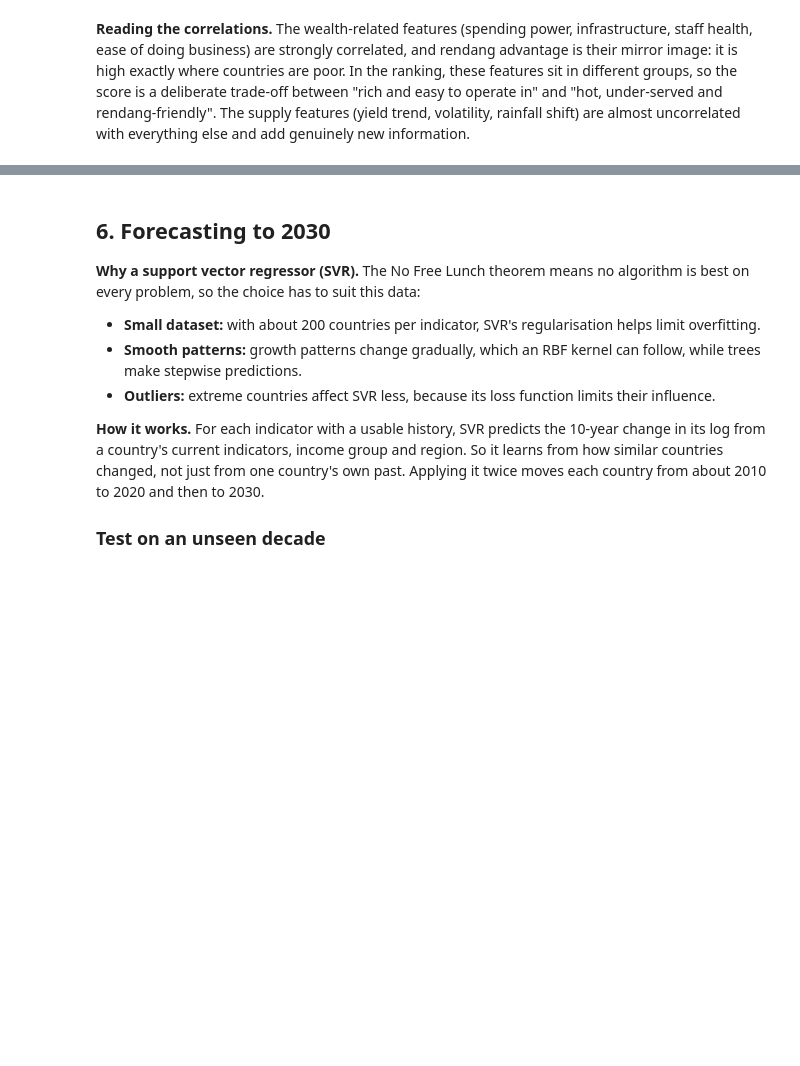
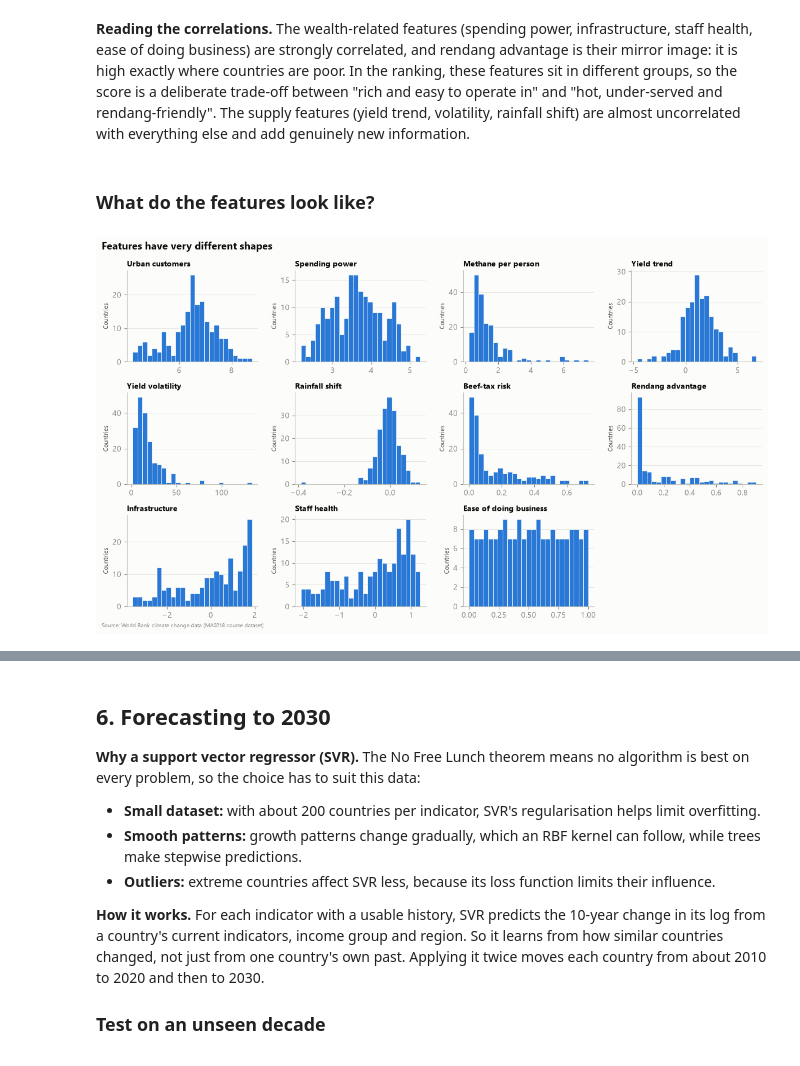
Before and after one commit to edward3423/nasipadang, a Jupyter notebook: nasipadang.ipynb, the cells around one changed output, grey strips where cells are left out. Drawn from its saved outputs; the diff is of its cells as text; code cells hidden in the pictures; blank space fills up the shorter version.

```diff
--- a/nasipadang.ipynb
+++ b/nasipadang.ipynb
@@ -383,6 +400,7 @@ separate random masks; the five masks below are fresh, so the comparison is not
 Zv = Z.values
 observed_idx = np.argwhere(~np.isnan(Zv))
 errors = {name: [] for name in IMPUTERS}
+r_squared = {name: [] for name in IMPUTERS}
 for seed in range(100, 105):
     rng = np.random.default_rng(seed)
     hide = observed_idx[rng.choice(len(observed_idx), int(0.15 * len(observed_idx)), replace=False)]
@@ -392,7 +410,9 @@ for seed in range(100, 105):
     for name, impute in IMPUTERS.items():
         guess = impute(Zm)[hide[:, 0], hide[:, 1]]
         errors[name].append(np.sqrt(np.mean((guess - truth) ** 2)))
+        r_squared[name].append(1 - np.mean((guess - truth) ** 2) / np.var(truth))
 
 bench = pd.DataFrame(errors).agg(["mean", "std"]).T
+bench["R2"] = pd.DataFrame(r_squared).mean()
 print(bench.round(3))
 # %% [output]
@@ -598,3 +629,19 @@ doing business) are strongly correlated, and rendang advantage is their mirror i
 countries are poor. In the ranking, these features sit in different groups, so the score is a deliberate trade-off
 between "rich and easy to operate in" and "hot, under-served and rendang-friendly". The supply features
 (yield trend, volatility, rainfall shift) are almost uncorrelated with everything else and add genuinely new information.
+# %% [markdown]
+### What do the features look like?
+# %%
+fig, axes = plt.subplots(3, 4, figsize=(12, 7))
+axes = axes.ravel()
+for ax, column in zip(axes, FEATURE_COLS):
+    ax.hist(d[column], bins=25, color=CAT[0], edgecolor=SURFACE, linewidth=0.5)
+    ax.set_title(LABELS[column], fontsize=10, pad=5)
+    ax.grid(axis="x", visible=False)
+    ax.set_ylabel("Countries", fontsize=8)
+axes[-1].set_visible(False)
+fig.suptitle("Features have very different shapes", x=0.01, ha="left", fontweight="bold", fontsize=13)
+plt.tight_layout()
+save(fig, "eda_feature_shapes")
+# %% [output]
+[figure, added]
```
Also changed, not shown: parts of 14 cells of this notebook, 5 other files.
